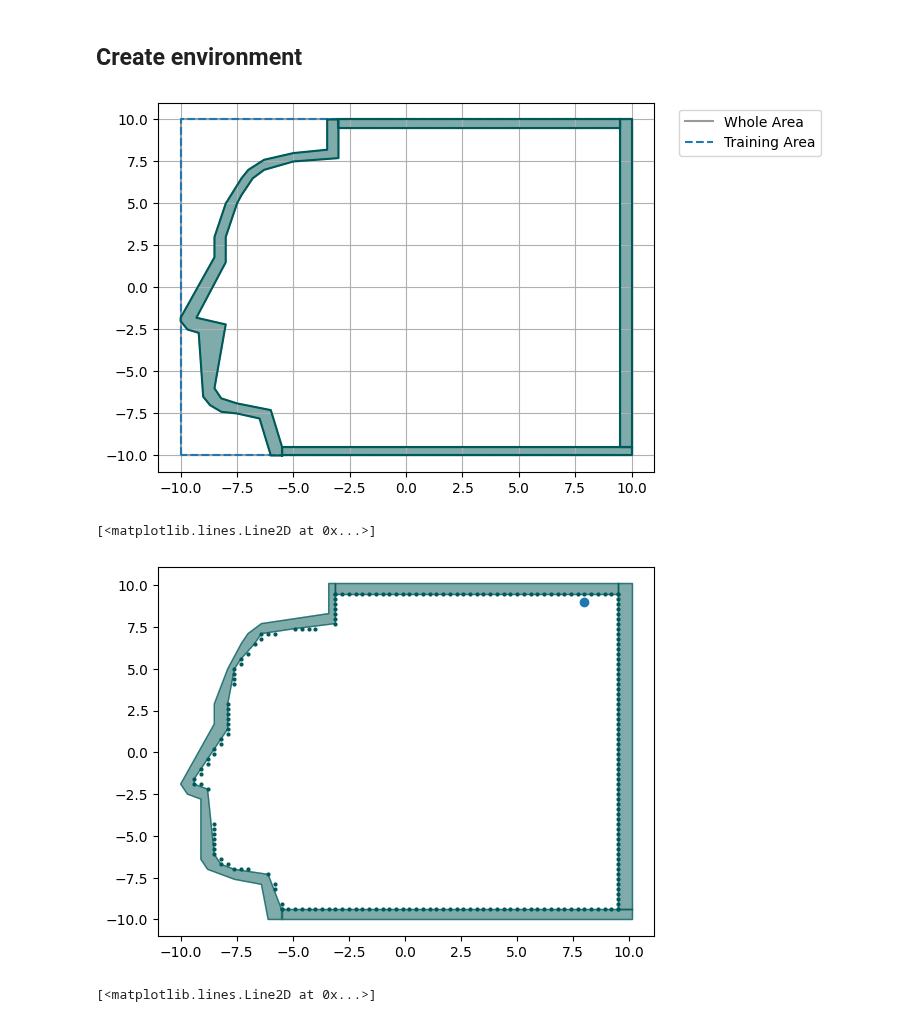
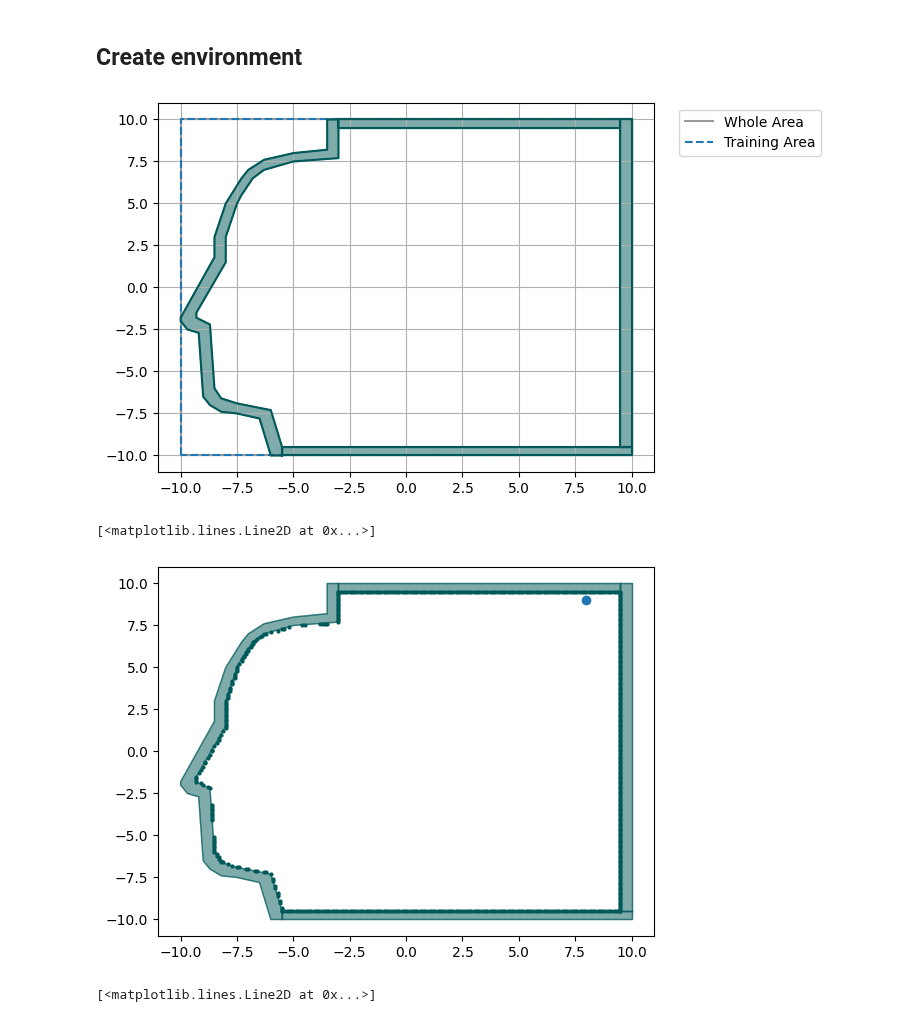
Before and after one commit to 1101AlexZab1011/SpatialMemory, a Jupyter notebook: dev/init_weights_dlab.ipynb, the cells around one changed output. Drawn from its saved outputs; the diff is of its cells as text; code cells hidden in the pictures.

```diff
--- a/dev/init_weights_dlab.ipynb
+++ b/dev/init_weights_dlab.ipynb
@@ -34,7 +34,7 @@ from shapely.geometry import Polygon, Point
 
 min_xy, max_xy = -10, 10 # create the box of size 20x20
 min_train_x, max_train_x, min_train_y, max_train_y = -10, 10, -10, 10 # create the training area of size 20x10
-res = 0.3 # set grid resolution
+res = 0.1 # set grid resolution
 
 builder = EnvironmentBuilder(
     min_xy,
@@ -78,9 +78,9 @@ builder.add_wall(
                 Point(-7.5, 5.),
                 Point(-8, 3),
                 Point(-8, 1.5),
-                # Point(-9.3, -1.5),
+                Point(-9.3, -1.5),
                 Point(-9.3, -1.8),
-                Point(-8., -2.2),
+                Point(-8.7, -2.2),
                 Point(-8.5, -6),
                 Point(-8.2, -6.6),
                 Point(-7.5, -6.9),
@@ -115,34 +115,34 @@ builder.add_wall(
                 Point(10, -9.5),
                 Point(10, 10),
                 Point(9.5, 10),
                 Point(9.5, -9.5),
             ],
         ),
         texture=Texture(
             5,
             '#005959',
             'eastern_wall'
         )
     ),
     TexturedPolygon(
         Polygon(
             shell=[
                 Point(9.5, 10),
                 Point(-3, 10),
                 Point(-3, 9.5),
                 Point(9.5, 9.5),
             ],
         ),
         texture=Texture(
             5,
             '#005959',
             'eastern_wall'
         )
     ),
 )
 _ =  builder.plot()
 # %% [output]
-[figure, old version]
+[figure, new version]
 # %%
 from functools import partial
 from typing import OrderedDict
@@ -187,7 +187,7 @@ ax.plot(
 )
 # %% [output]
 [<matplotlib.lines.Line2D at 0x...>]
-[figure, old version]
+[figure, new version]
 # %%
 from bbtoolkit.environment.compilers import EnvironmentCompiler
 
```
Also changed, not shown: parts of 2 cells of this notebook, 13 other files.
